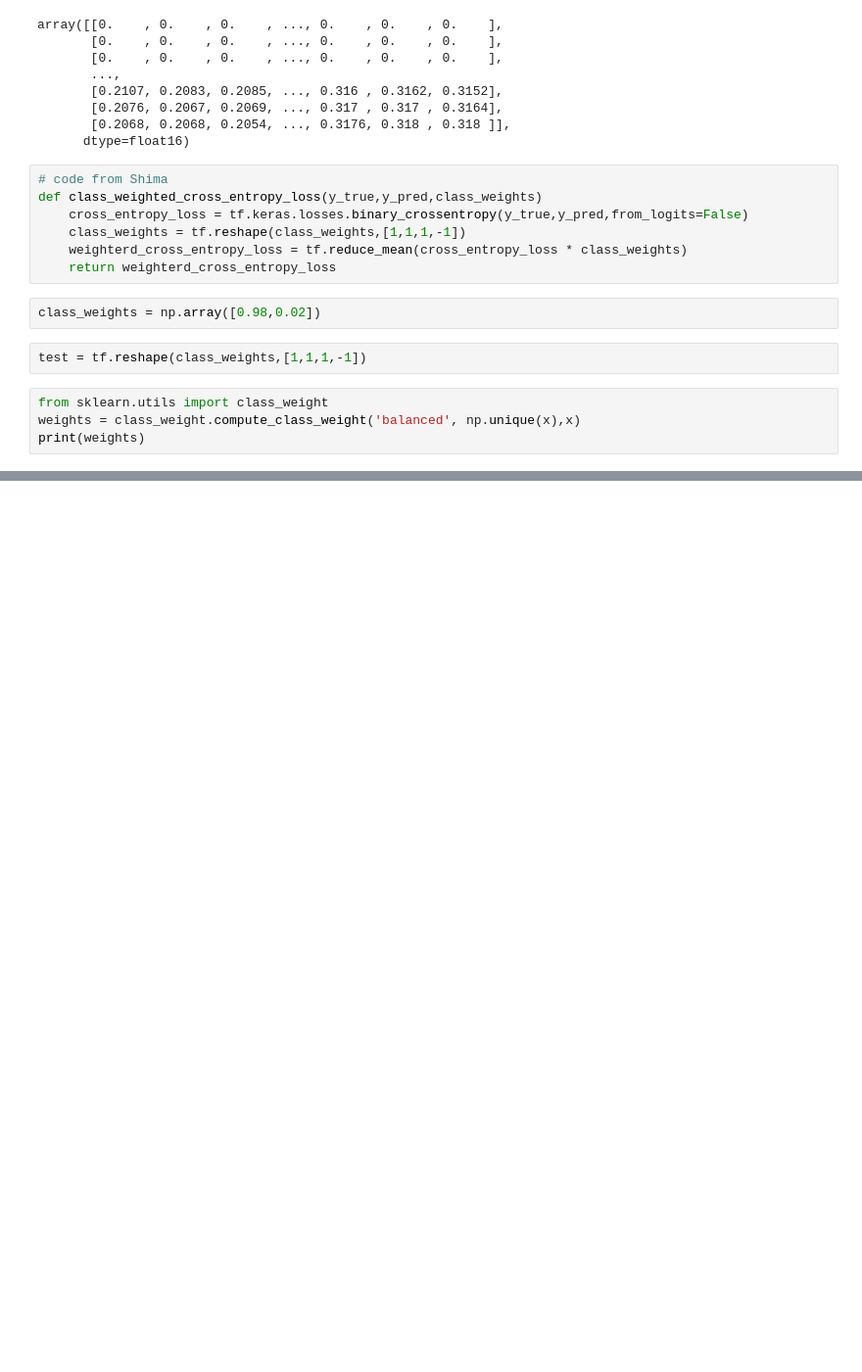
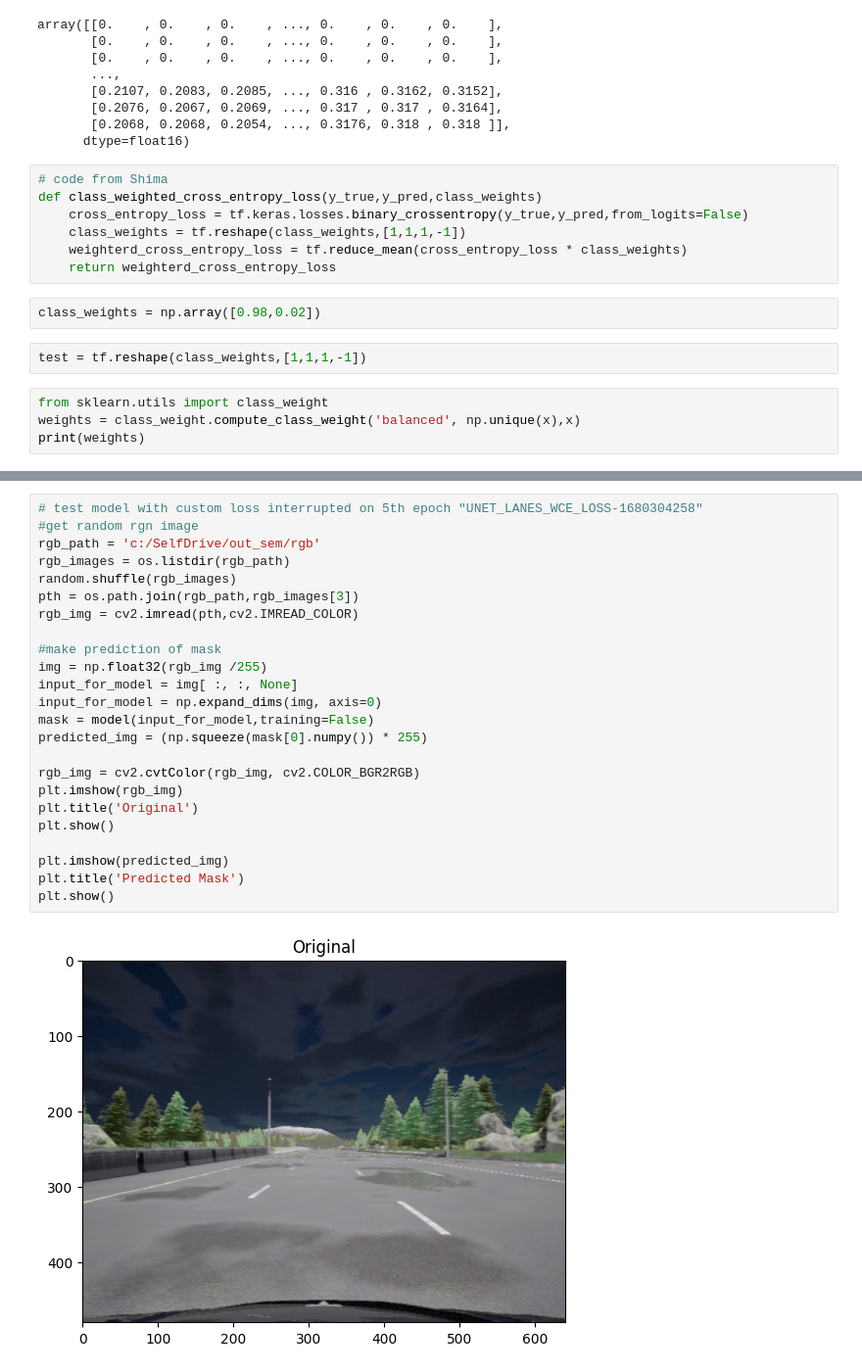
Before and after one commit to vadim7s/SelfDrive, a Jupyter notebook: Semantic segmentation/model build.ipynb, the cells around one changed output, grey strips where cells are left out. Shown at 98% size. Cells and saved outputs as stored; diff of their text form; blank space fills up the shorter version.

```diff
--- a/Semantic segmentation/model build.ipynb
+++ b/Semantic segmentation/model build.ipynb
@@ -874,0 +935,26 @@ array([0., 1.], dtype=float16)
+# %%
+# test model with custom loss interrupted on 5th epoch "UNET_LANES_WCE_LOSS-1680304258"
+#get random rgn image
+rgb_path = 'c:/SelfDrive/out_sem/rgb'
+rgb_images = os.listdir(rgb_path)
+random.shuffle(rgb_images)
+pth = os.path.join(rgb_path,rgb_images[3])
+rgb_img = cv2.imread(pth,cv2.IMREAD_COLOR)
+
+#make prediction of mask
+img = np.float32(rgb_img /255)
+input_for_model = img[ :, :, None]
+input_for_model = np.expand_dims(img, axis=0)
+mask = model(input_for_model,training=False)
+predicted_img = (np.squeeze(mask[0].numpy()) * 255)
+
+rgb_img = cv2.cvtColor(rgb_img, cv2.COLOR_BGR2RGB)
+plt.imshow(rgb_img)
+plt.title('Original')
+plt.show()
+
+plt.imshow(predicted_img)
+plt.title('Predicted Mask')
+plt.show()
+# %% [output]
+[figure, added]
```
Also changed, not shown: parts of 7 cells of this notebook, 4 other files.
